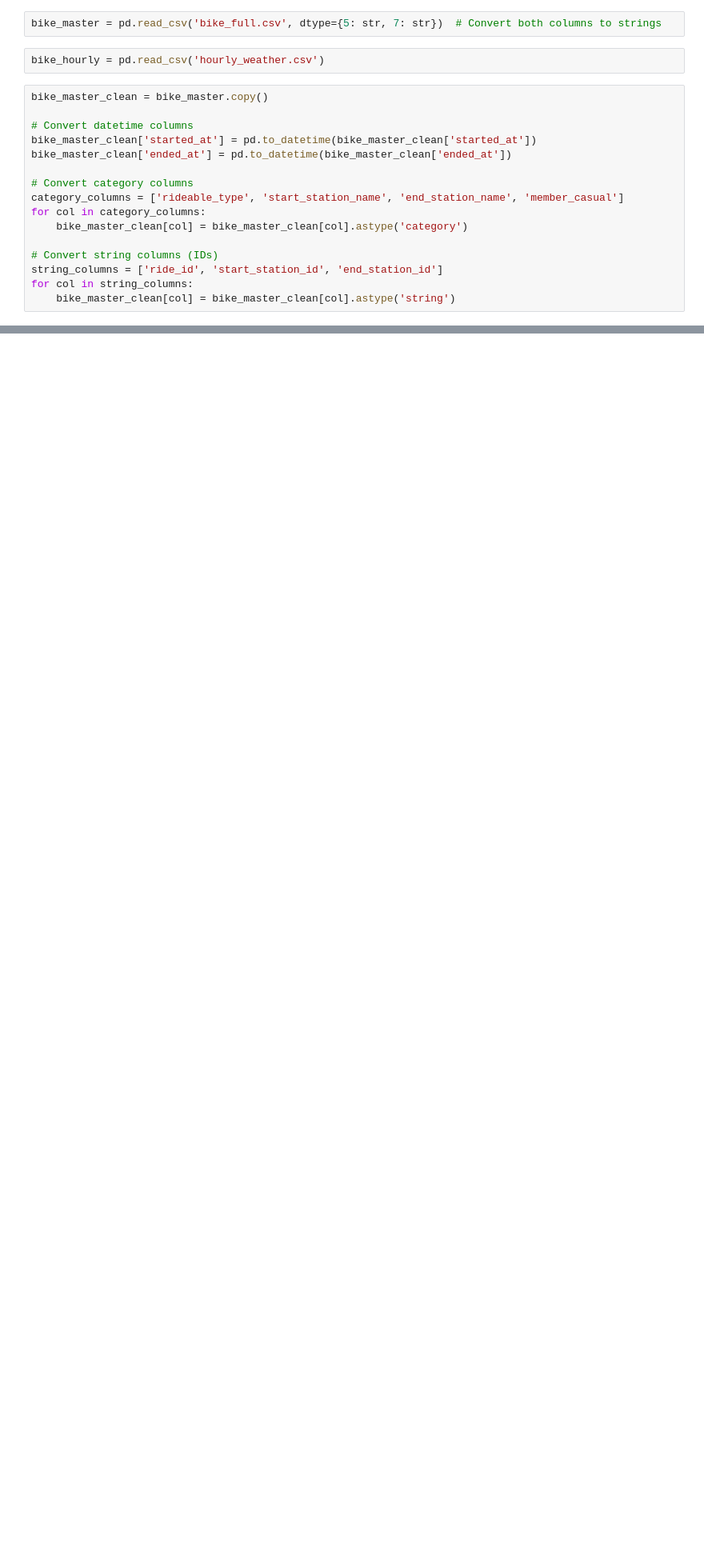
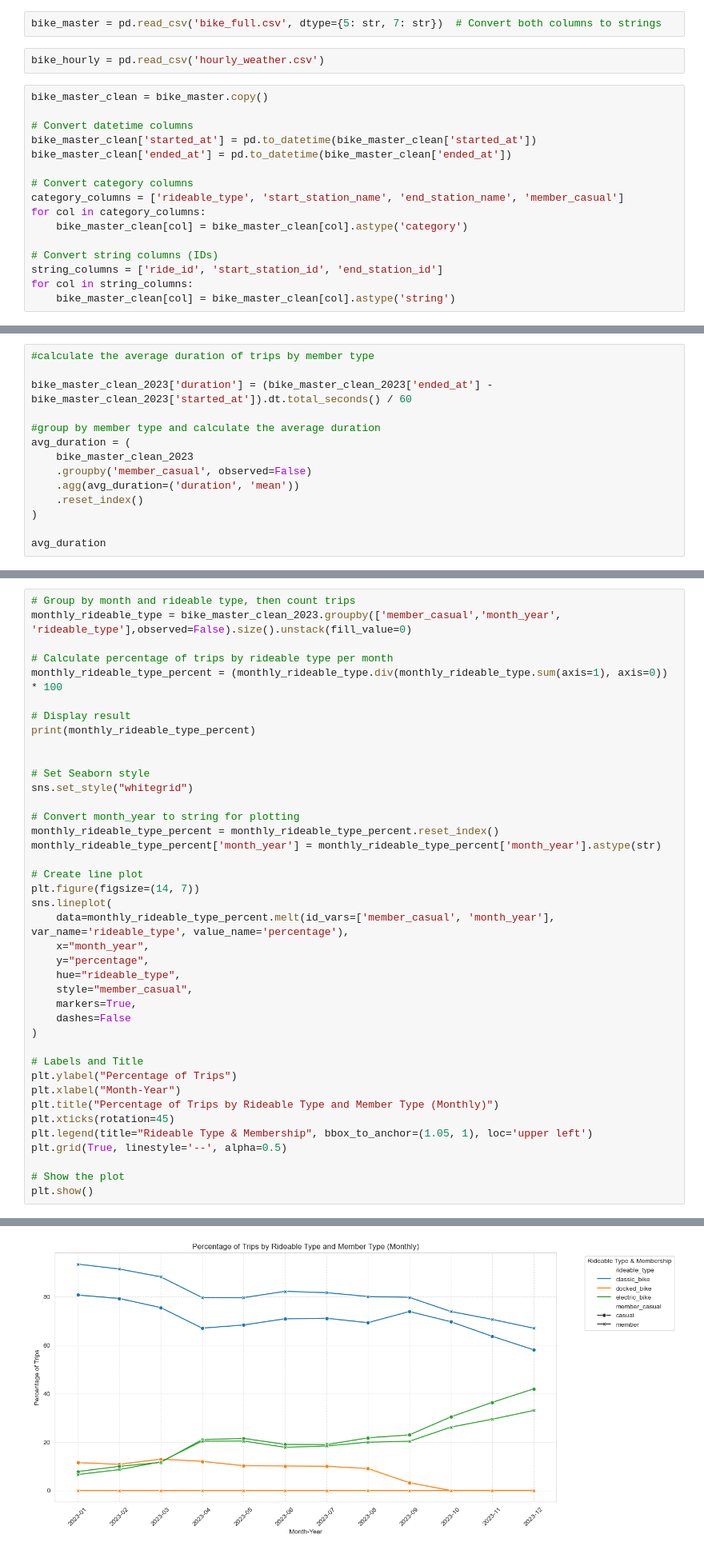
Before and after one commit to rakeshtparayil/capital_bike_share, a Jupyter notebook: capital_bike_share_final.ipynb, the cells around one changed output, grey strips where cells are left out. Shown at 80% size. Saved outputs shown, nothing was run; the diff lists cells and outputs as text; blank space fills up the shorter version.

```diff
--- a/capital_bike_share_final.ipynb
+++ b/capital_bike_share_final.ipynb
@@ -35,0 +138,14 @@ for col in string_columns:
+# %%
+#calculate the average duration of trips by member type
+
+bike_master_clean_2023['duration'] = (bike_master_clean_2023['ended_at'] - bike_master_clean_2023['started_at']).dt.total_seconds() / 60
+
+#group by member type and calculate the average duration
+avg_duration = (
+    bike_master_clean_2023
+    .groupby('member_casual', observed=False)
+    .agg(avg_duration=('duration', 'mean'))
+    .reset_index()
+)
+
+avg_duration
@@ -35,0 +156,41 @@ for col in string_columns:
+# %%
+# Group by month and rideable type, then count trips
+monthly_rideable_type = bike_master_clean_2023.groupby(['member_casual','month_year', 'rideable_type'],observed=False).size().unstack(fill_value=0)
+
+# Calculate percentage of trips by rideable type per month
+monthly_rideable_type_percent = (monthly_rideable_type.div(monthly_rideable_type.sum(axis=1), axis=0)) * 100
+
+# Display result
+print(monthly_rideable_type_percent)
+
+
+# Set Seaborn style
+sns.set_style("whitegrid")
+
+# Convert month_year to string for plotting
+monthly_rideable_type_percent = monthly_rideable_type_percent.reset_index()
+monthly_rideable_type_percent['month_year'] = monthly_rideable_type_percent['month_year'].astype(str)
+
+# Create line plot
+plt.figure(figsize=(14, 7))
+sns.lineplot(
+    data=monthly_rideable_type_percent.melt(id_vars=['member_casual', 'month_year'], var_name='rideable_type', value_name='percentage'),
+    x="month_year",
+    y="percentage",
+    hue="rideable_type",
+    style="member_casual",
+    markers=True,
+    dashes=False
+)
+
+# Labels and Title
+plt.ylabel("Percentage of Trips")
+plt.xlabel("Month-Year")
+plt.title("Percentage of Trips by Rideable Type and Member Type (Monthly)")
+plt.xticks(rotation=45)
+plt.legend(title="Rideable Type & Membership", bbox_to_anchor=(1.05, 1), loc='upper left')
+plt.grid(True, linestyle='--', alpha=0.5)
+
+# Show the plot
+plt.show()
+# %% [output]
@@ -35,0 +214 @@ for col in string_columns:
+[figure, added]
```
Also changed, not shown: parts of 9 cells of this notebook.
